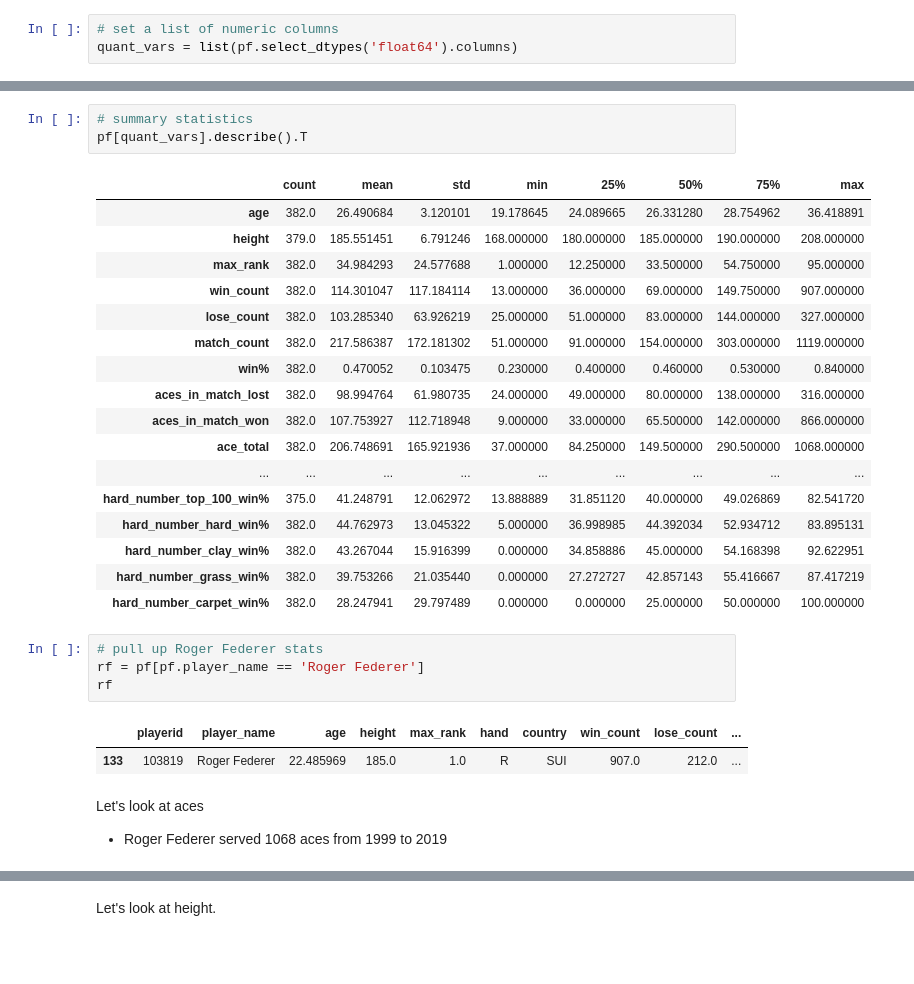
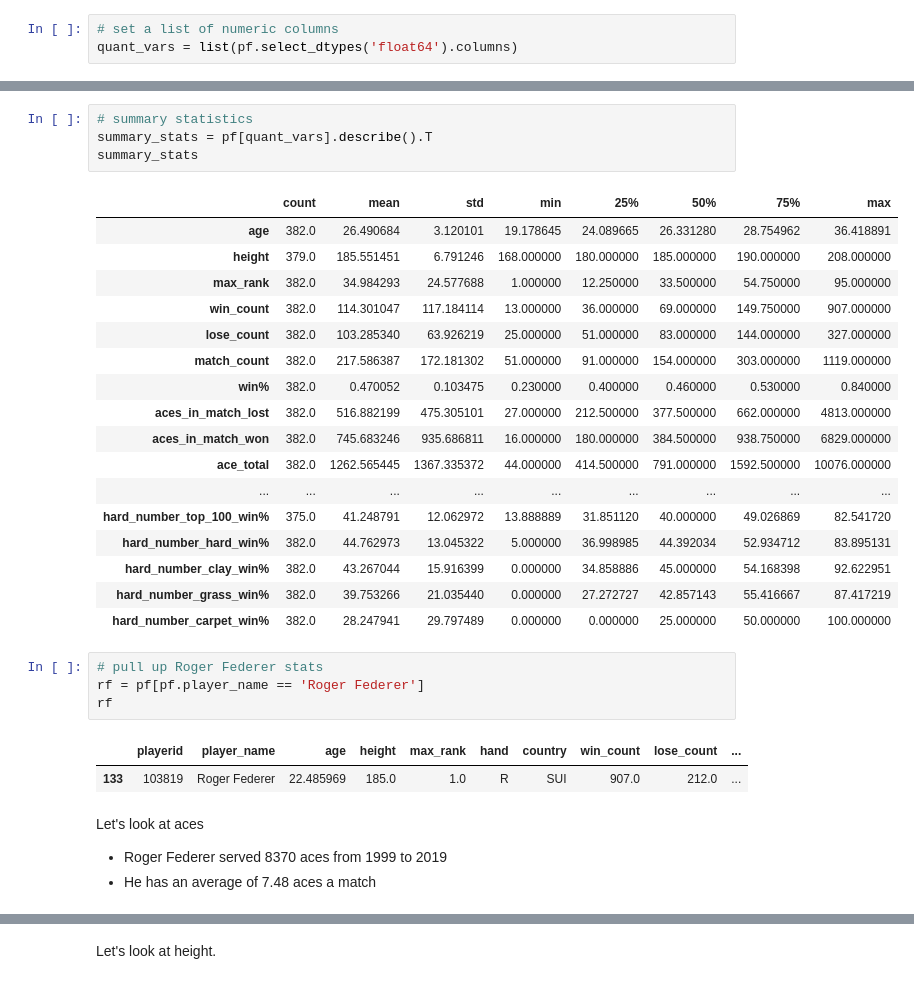
Before and after one commit to Racket-Science/Tennis-Match-Predictions, a Jupyter notebook: Notebooks/bondy_books/explore.ipynb, the cells around one changed output, grey strips where cells are left out. Drawn from its saved outputs; the diff is of its cells as text; blank space fills up the shorter version.

```diff
--- a/Notebooks/bondy_books/explore.ipynb
+++ b/Notebooks/bondy_books/explore.ipynb
@@ -152,19 +152,20 @@ extreme_bounds
 | hard_number_carpet_win% | -150.000000 | 200.000000 |
 # %%
 # summary statistics
-pf[quant_vars].describe().T
+summary_stats = pf[quant_vars].describe().T
+summary_stats
 # %% [output]
 |  | count | mean | std | min | 25% | 50% | 75% | max |
 | age | 382.0 | 26.490684 | 3.120101 | 19.178645 | 24.089665 | 26.331280 | 28.754962 | 36.418891 |
 | height | 379.0 | 185.551451 | 6.791246 | 168.000000 | 180.000000 | 185.000000 | 190.000000 | 208.000000 |
 | max_rank | 382.0 | 34.984293 | 24.577688 | 1.000000 | 12.250000 | 33.500000 | 54.750000 | 95.000000 |
 | win_count | 382.0 | 114.301047 | 117.184114 | 13.000000 | 36.000000 | 69.000000 | 149.750000 | 907.000000 |
 | lose_count | 382.0 | 103.285340 | 63.926219 | 25.000000 | 51.000000 | 83.000000 | 144.000000 | 327.000000 |
 | match_count | 382.0 | 217.586387 | 172.181302 | 51.000000 | 91.000000 | 154.000000 | 303.000000 | 1119.000000 |
 | win% | 382.0 | 0.470052 | 0.103475 | 0.230000 | 0.400000 | 0.460000 | 0.530000 | 0.840000 |
-| aces_in_match_lost | 382.0 | 98.994764 | 61.980735 | 24.000000 | 49.000000 | 80.000000 | 138.000000 | 316.000000 |
-| aces_in_match_won | 382.0 | 107.753927 | 112.718948 | 9.000000 | 33.000000 | 65.500000 | 142.000000 | 866.000000 |
-| ace_total | 382.0 | 206.748691 | 165.921936 | 37.000000 | 84.250000 | 149.500000 | 290.500000 | 1068.000000 |
+| aces_in_match_lost | 382.0 | 516.882199 | 475.305101 | 27.000000 | 212.500000 | 377.500000 | 662.000000 | 4813.000000 |
+| aces_in_match_won | 382.0 | 745.683246 | 935.686811 | 16.000000 | 180.000000 | 384.500000 | 938.750000 | 6829.000000 |
+| ace_total | 382.0 | 1262.565445 | 1367.335372 | 44.000000 | 414.500000 | 791.000000 | 1592.500000 | 10076.000000 |
 | ... | ... | ... | ... | ... | ... | ... | ... | ... |
 | hard_number_top_100_win% | 375.0 | 41.248791 | 12.062972 | 13.888889 | 31.851120 | 40.000000 | 49.026869 | 82.541720 |
 | hard_number_hard_win% | 382.0 | 44.762973 | 13.045322 | 5.000000 | 36.998985 | 44.392034 | 52.934712 | 83.895131 |
@@ -180,7 +181,8 @@ rf
 | 133 | 103819 | Roger Federer | 22.485969 | 185.0 | 1.0 | R | SUI | 907.0 | 212.0 | ... |
 # %% [markdown]
 Let's look at aces
-* Roger Federer served 1068 aces from 1999 to 2019
+* Roger Federer served 8370 aces from 1999 to 2019
+* He has an average of 7.48 aces a match
 # %%
 # plot distribution of aces
 plt.figure(figsize = (13, 7))
```
Also changed, not shown: parts of 29 cells of this notebook.
